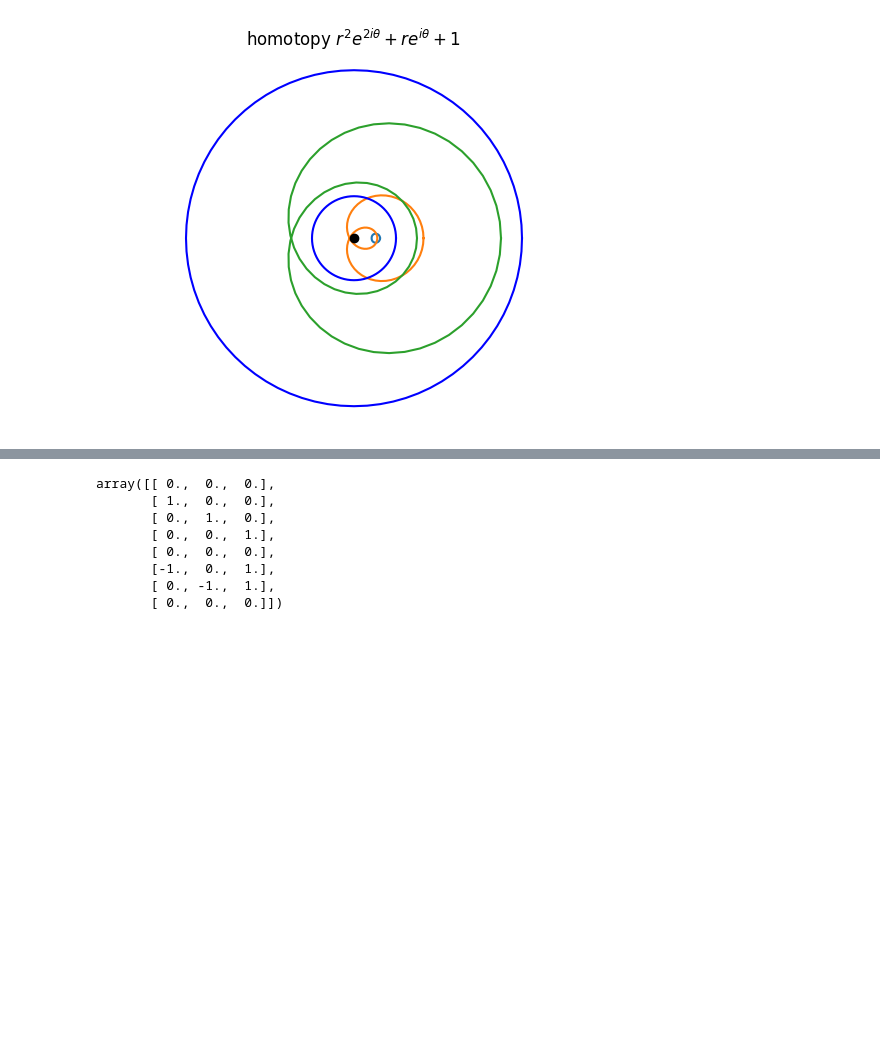
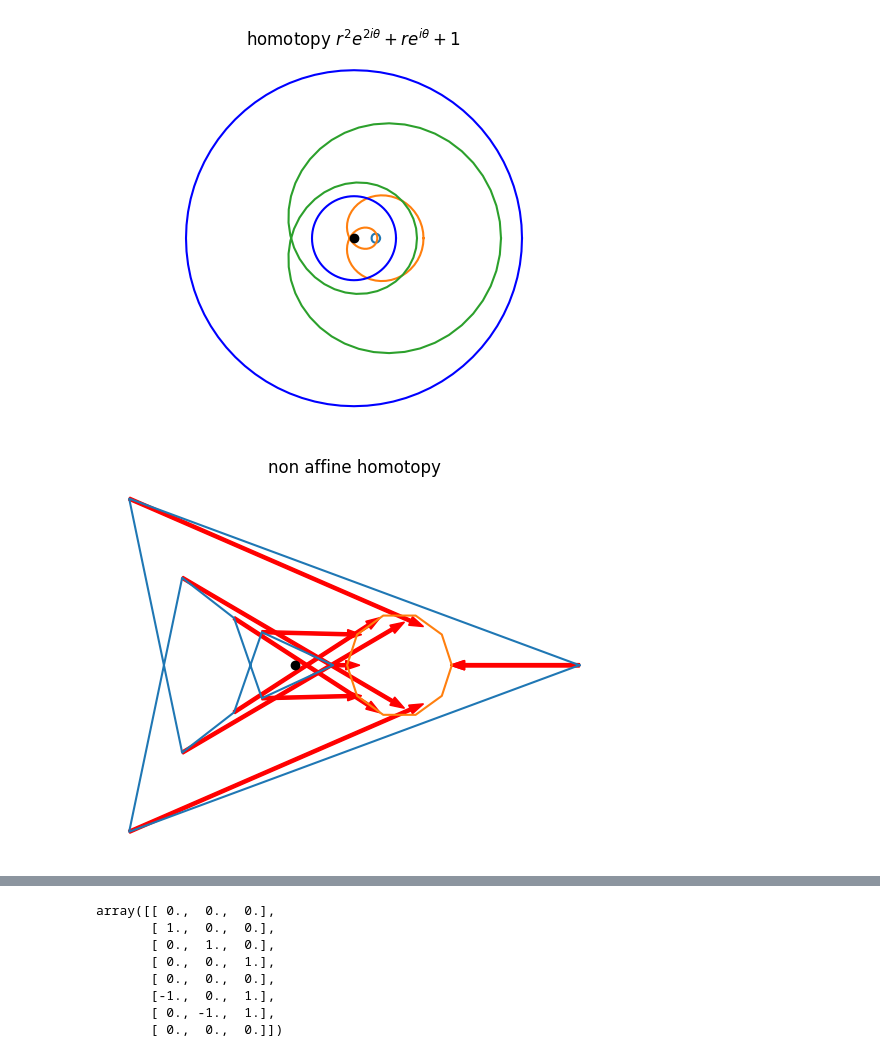
Before and after one commit to macbuse/ALG_TOP, a Jupyter notebook: homotopies.ipynb, the cells around one changed output, grey strips where cells are left out. Drawn from its saved outputs; the diff is of its cells as text; code cells hidden in the pictures; blank space fills up the shorter version.

```diff
--- a/homotopies.ipynb
+++ b/homotopies.ipynb
@@ -99,3 +99,39 @@ plt.plot([0],[0],'ko');
 plt.savefig(f'gauss_dalembert_homotopy.png')
 # %% [output]
 [figure]
+# %%
+plt.axis('equal')
+plt.axis('off')
+plt.title('non affine homotopy')
+
+T = np.linspace(0,2*np.pi,11)
+Z = np.exp(1J*T)
+W = 4J*Z.imag + Z.real
+Z = 1 + .5*Z
+
+# W = 2*Z + .25*Z**10
+#W = Z + 3*Z**2
+
+W = np.exp(W)
+
+for a,b in zip(W, Z - W):
+    #continue
+    b *= .9
+    x,y = a.real, a.imag
+    dx, dy = b.real, b.imag
+    plt.arrow(x,y,dx,dy,
+              width=.03, fc='r',ec='r')
+
+
+num_curves = 2
+for t in np.linspace(0,1,num_curves):
+    U = t*Z + (1-t)*W
+    plt.plot(U.real,U.imag);
+
+#plt.plot(Z.real,Z.imag,'k');
+
+plt.plot([0],[0],'ko');
+
+#plt.savefig(f'homotopy_roulette_{num_curves}.png')
+# %% [output]
+[figure, added]
```
Also changed, not shown: parts of 3 cells of this notebook, 5 other files.
